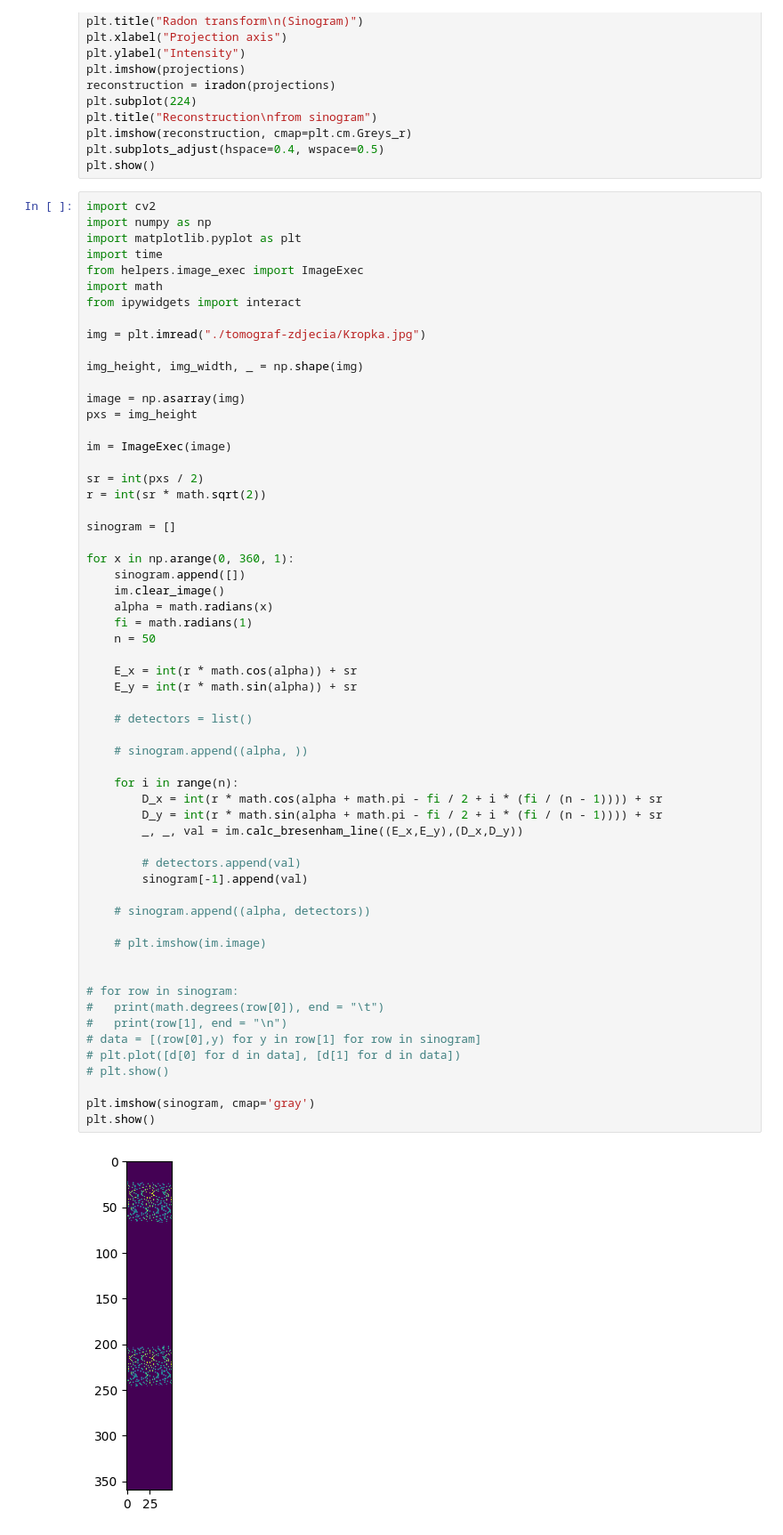
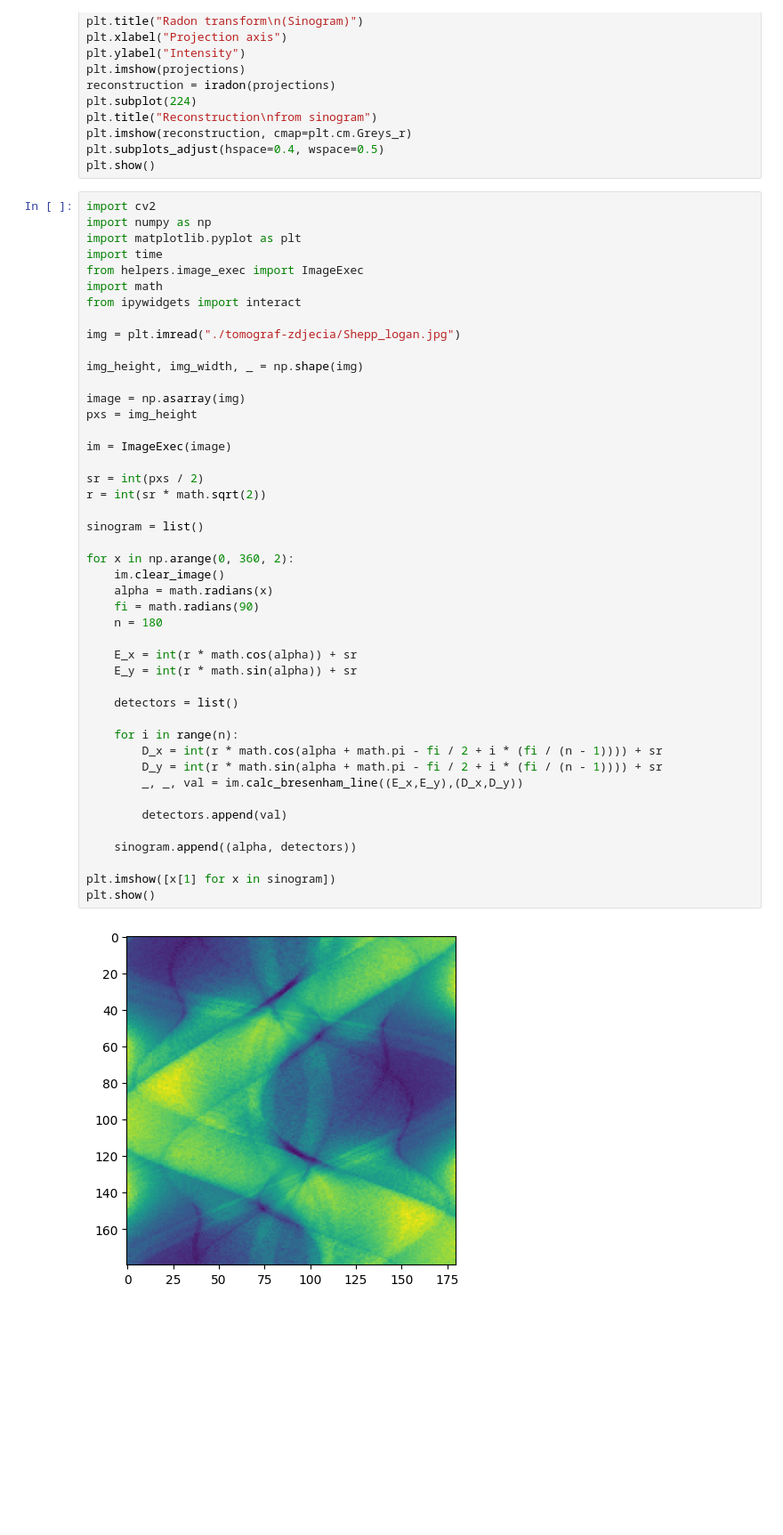
Before and after one commit to WiktorSzymanski/Tomography_Simulator_Project, a Jupyter notebook: main.ipynb, the cells around one changed output. Shown at 89% size. Cells and saved outputs as stored; diff of their text form; blank space fills up the shorter version.

Commit message:
visualise sinogram

```diff
--- a/main.ipynb
+++ b/main.ipynb
@@ -36,55 +36,41 @@ from helpers.image_exec import ImageExec
 import math
 from ipywidgets import interact
 
-img = plt.imread("./tomograf-zdjecia/Kropka.jpg")
+img = plt.imread("./tomograf-zdjecia/Shepp_logan.jpg")
 
 img_height, img_width, _ = np.shape(img)
 
 image = np.asarray(img)
 pxs = img_height
 
 im = ImageExec(image)
 
 sr = int(pxs / 2)
 r = int(sr * math.sqrt(2))
 
-sinogram = []
+sinogram = list()
 
-for x in np.arange(0, 360, 1):
-    sinogram.append([])
+for x in np.arange(0, 360, 2):
     im.clear_image()
     alpha = math.radians(x)
-    fi = math.radians(1)
-    n = 50
+    fi = math.radians(90)
+    n = 180
 
     E_x = int(r * math.cos(alpha)) + sr
     E_y = int(r * math.sin(alpha)) + sr
 
-    # detectors = list()
-
-    # sinogram.append((alpha, ))
+    detectors = list()
 
     for i in range(n):
         D_x = int(r * math.cos(alpha + math.pi - fi / 2 + i * (fi / (n - 1)))) + sr
         D_y = int(r * math.sin(alpha + math.pi - fi / 2 + i * (fi / (n - 1)))) + sr
         _, _, val = im.calc_bresenham_line((E_x,E_y),(D_x,D_y))
 
-        # detectors.append(val)
-        sinogram[-1].append(val)
+        detectors.append(val)
 
-    # sinogram.append((alpha, detectors))
+    sinogram.append((alpha, detectors))
 
-    # plt.imshow(im.image)
-
-
-# for row in sinogram:
-#   print(math.degrees(row[0]), end = "\t")
-#   print(row[1], end = "\n")
-# data = [(row[0],y) for y in row[1] for row in sinogram]
-# plt.plot([d[0] for d in data], [d[1] for d in data])
-# plt.show()
-
-plt.imshow(sinogram, cmap='gray')
+plt.imshow([x[1] for x in sinogram])
 plt.show()
 # %% [output]
-[figure, old version]
+[figure, new version]
```
